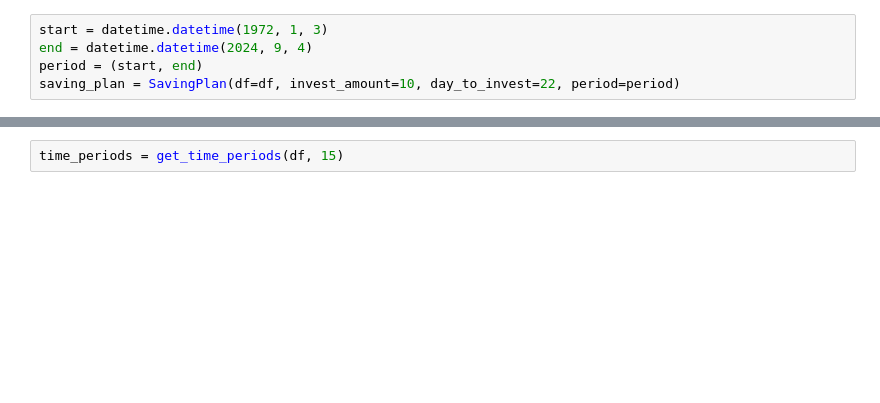
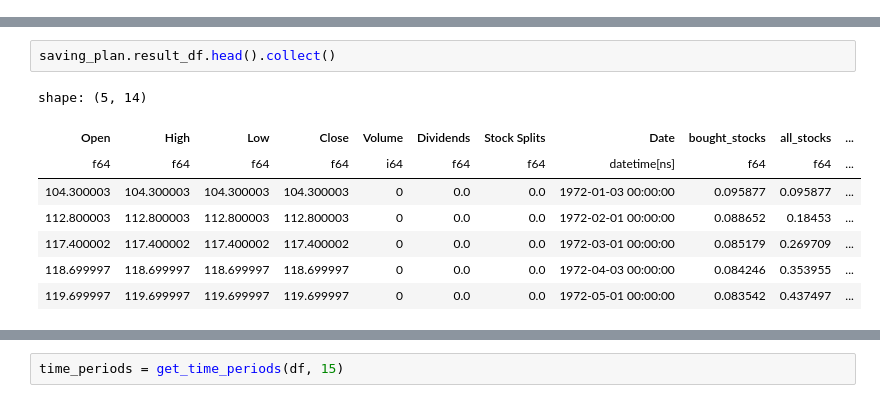
Before and after one commit to meszdav/best-day-to-save, a Jupyter notebook: 01_analysis.ipynb, the cells around one changed output, grey strips where cells are left out. Saved outputs shown, nothing was run; the diff lists cells and outputs as text; blank space fills up the shorter version.

Commit message:
update visualization template and enhance saving plan functionality

```diff
--- a/01_analysis.ipynb
+++ b/01_analysis.ipynb
@@ -9,5 +0,0 @@ df = pl.read_parquet("data/msci_world_index.parquet").lazy()
-# %%
-start = datetime.datetime(1972, 1, 3)
-end = datetime.datetime(2024, 9, 4)
-period = (start, end)
-saving_plan = SavingPlan(df=df, invest_amount=10, day_to_invest=22, period=period)
@@ -25,0 +378,11 @@ plot_total_worth(total_worths, period=period, title="Total worth of 10$ invested
+# %%
+saving_plan.result_df.head().collect()
+# %% [output]
+shape: (5, 14)
+| Open | High | Low | Close | Volume | Dividends | Stock Splits | Date | bought_stocks | all_stocks | ... |
+| f64 | f64 | f64 | f64 | i64 | f64 | f64 | datetime[ns] | f64 | f64 | ... |
+| 104.300003 | 104.300003 | 104.300003 | 104.300003 | 0 | 0.0 | 0.0 | 1972-01-03 00:00:00 | 0.095877 | 0.095877 | ... |
+| 112.800003 | 112.800003 | 112.800003 | 112.800003 | 0 | 0.0 | 0.0 | 1972-02-01 00:00:00 | 0.088652 | 0.18453 | ... |
+| 117.400002 | 117.400002 | 117.400002 | 117.400002 | 0 | 0.0 | 0.0 | 1972-03-01 00:00:00 | 0.085179 | 0.269709 | ... |
+| 118.699997 | 118.699997 | 118.699997 | 118.699997 | 0 | 0.0 | 0.0 | 1972-04-03 00:00:00 | 0.084246 | 0.353955 | ... |
+| 119.699997 | 119.699997 | 119.699997 | 119.699997 | 0 | 0.0 | 0.0 | 1972-05-01 00:00:00 | 0.083542 | 0.437497 | ... |
```
Also changed, not shown: parts of 100 cells of this notebook, 4 other files.
